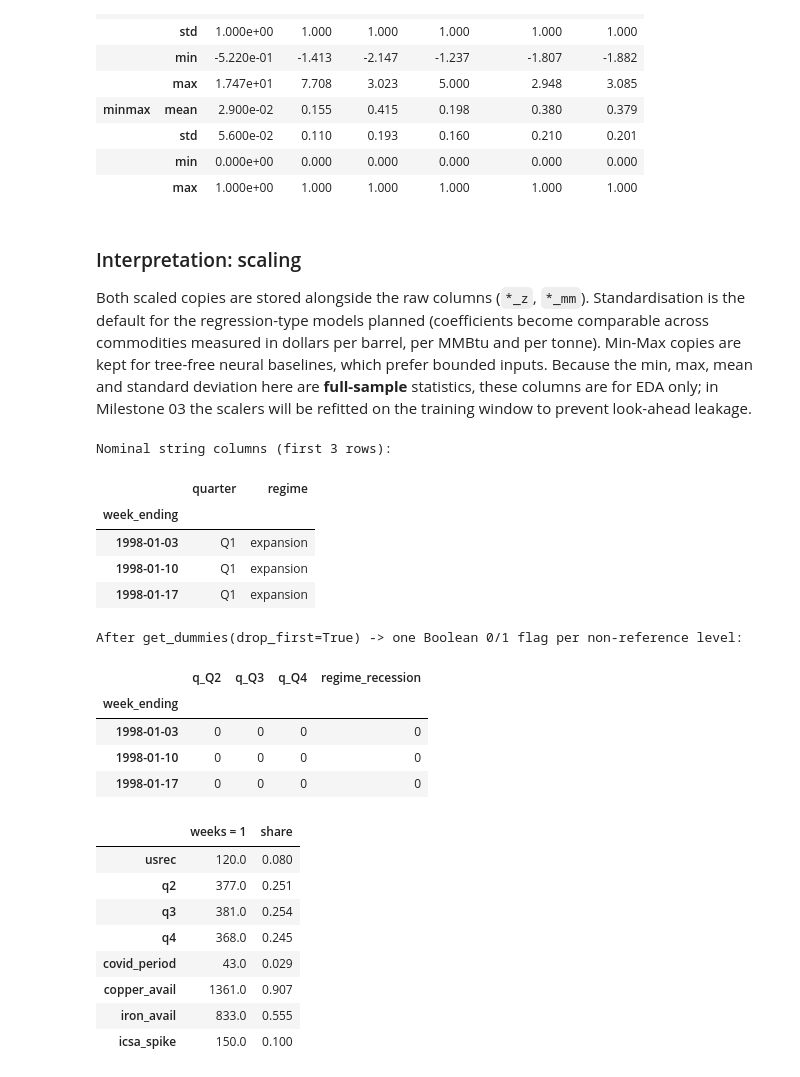
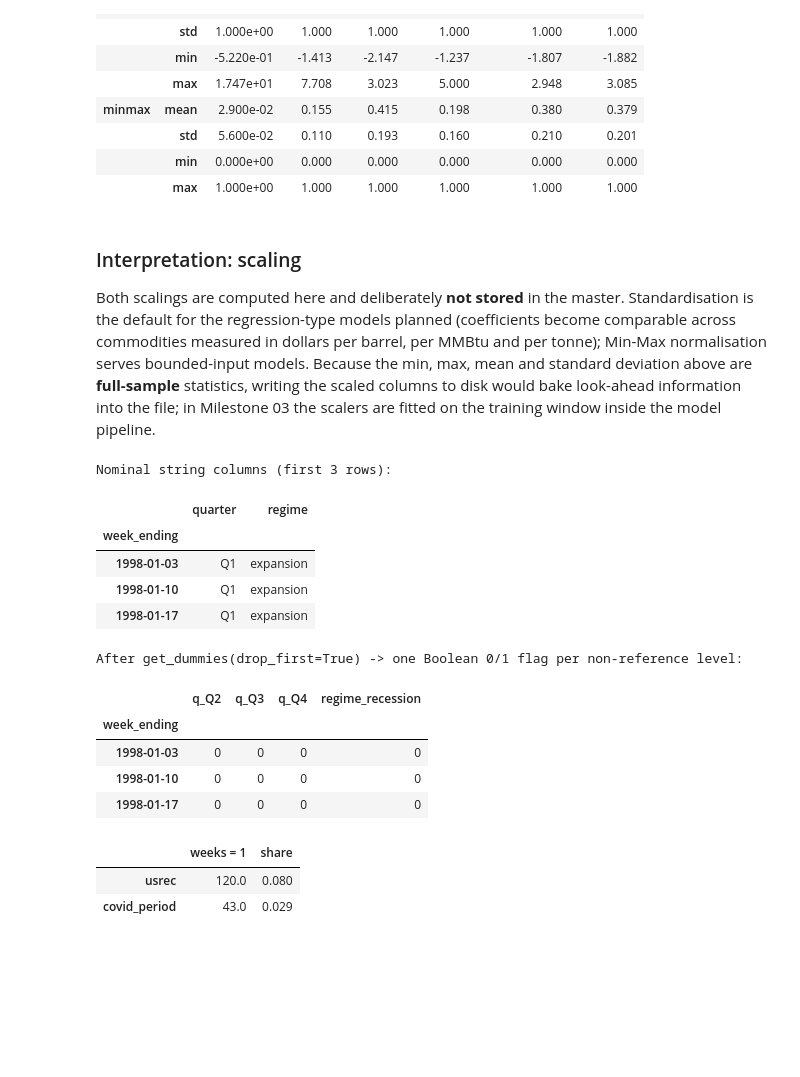
Before and after one commit to hassan09070/DS_project, a Jupyter notebook: Milestone02_Section2_DataIngestion.ipynb, the cells around one changed output. Saved outputs shown, nothing was run; the diff lists cells and outputs as text; code cells hidden in the pictures; blank space fills up the shorter version.

```diff
--- a/Milestone02_Section2_DataIngestion.ipynb
+++ b/Milestone02_Section2_DataIngestion.ipynb
@@ -319,54 +310,47 @@ display(scale_demo)
 |  | max | 1.000e+00 | 1.000 | 1.000 | 1.000 | 1.000 | 1.000 |
 # %% [markdown]
 ### Interpretation: scaling
-Both scaled copies are stored alongside the raw columns (`*_z`, `*_mm`). Standardisation is the default for the
+Both scalings are computed here and deliberately **not stored** in the master. Standardisation is the default for the
 regression-type models planned (coefficients become comparable across commodities measured in dollars per barrel,
-per MMBtu and per tonne). Min-Max copies are kept for tree-free neural baselines, which prefer bounded inputs.
-Because the min, max, mean and standard deviation here are **full-sample** statistics, these columns are for EDA
-only; in Milestone 03 the scalers will be refitted on the training window to prevent look-ahead leakage.
+per MMBtu and per tonne); Min-Max normalisation serves bounded-input models. Because the min, max, mean and standard
+deviation above are **full-sample** statistics, writing the scaled columns to disk would bake look-ahead information
+into the file; in Milestone 03 the scalers are fitted on the training window inside the model pipeline.
 # %%
 # --- Categorical encoding: nominal strings -> Boolean dummy indicator flags ----------------
 # Two nominal variables are constructed from the data and encoded with pandas.get_dummies:
 nominal = pd.DataFrame({
     "quarter": "Q" + master.index.quarter.astype(str),
     "regime":  np.where(master["usrec"] == 1, "recession", "expansion"),
 }, index=master.index)
 print("Nominal string columns (first 3 rows):"); display(nominal.head(3))
 
 dummies = pd.get_dummies(nominal, prefix=["q", "regime"], drop_first=True, dtype=int)  # reference: Q1, expansion
 print("\nAfter get_dummies(drop_first=True) -> one Boolean 0/1 flag per non-reference level:")
 display(dummies.head(3))
 
-# The master already carries the same encoding; verify the two agree exactly
-assert (dummies[["q_Q2", "q_Q3", "q_Q4"]].to_numpy() == master[["q2", "q3", "q4"]].to_numpy()).all()
+# The master's usrec column is exactly this regime dummy; verify
 assert (dummies["regime_recession"].to_numpy() == master["usrec"].to_numpy()).all()
 
-dummy_counts = master[["usrec", "q2", "q3", "q4", "covid_period", "copper_avail", "iron_avail", "icsa_spike"]].agg(["sum", "mean"]).T
+dummy_counts = master[["usrec", "covid_period"]].agg(["sum", "mean"]).T
 dummy_counts.columns = ["weeks = 1", "share"]
 dummy_counts["share"] = dummy_counts["share"].round(3)
 display(dummy_counts)
 # %% [output]
 Nominal string columns (first 3 rows):
 |  | quarter | regime |
 | week_ending |  |  |
 | 1998-01-03 | Q1 | expansion |
 | 1998-01-10 | Q1 | expansion |
 | 1998-01-17 | Q1 | expansion |
 After get_dummies(drop_first=True) -> one Boolean 0/1 flag per non-reference level:
 |  | q_Q2 | q_Q3 | q_Q4 | regime_recession |
 | week_ending |  |  |  |  |
 | 1998-01-03 | 0 | 0 | 0 | 0 |
 | 1998-01-10 | 0 | 0 | 0 | 0 |
 | 1998-01-17 | 0 | 0 | 0 | 0 |
 |  | weeks = 1 | share |
 | usrec | 120.0 | 0.080 |
-| q2 | 377.0 | 0.251 |
-| q3 | 381.0 | 0.254 |
-| q4 | 368.0 | 0.245 |
 | covid_period | 43.0 | 0.029 |
-| copper_avail | 1361.0 | 0.907 |
-| iron_avail | 833.0 | 0.555 |
-| icsa_spike | 150.0 | 0.100 |
 # %% [markdown]
 ### Interpretation: dummy encoding
 `get_dummies(drop_first=True)` converts the two nominal strings into four 0/1 indicators (`Q2`, `Q3`, `Q4`,
```
Also changed, not shown: parts of 12 cells of this notebook, 4 other files.
